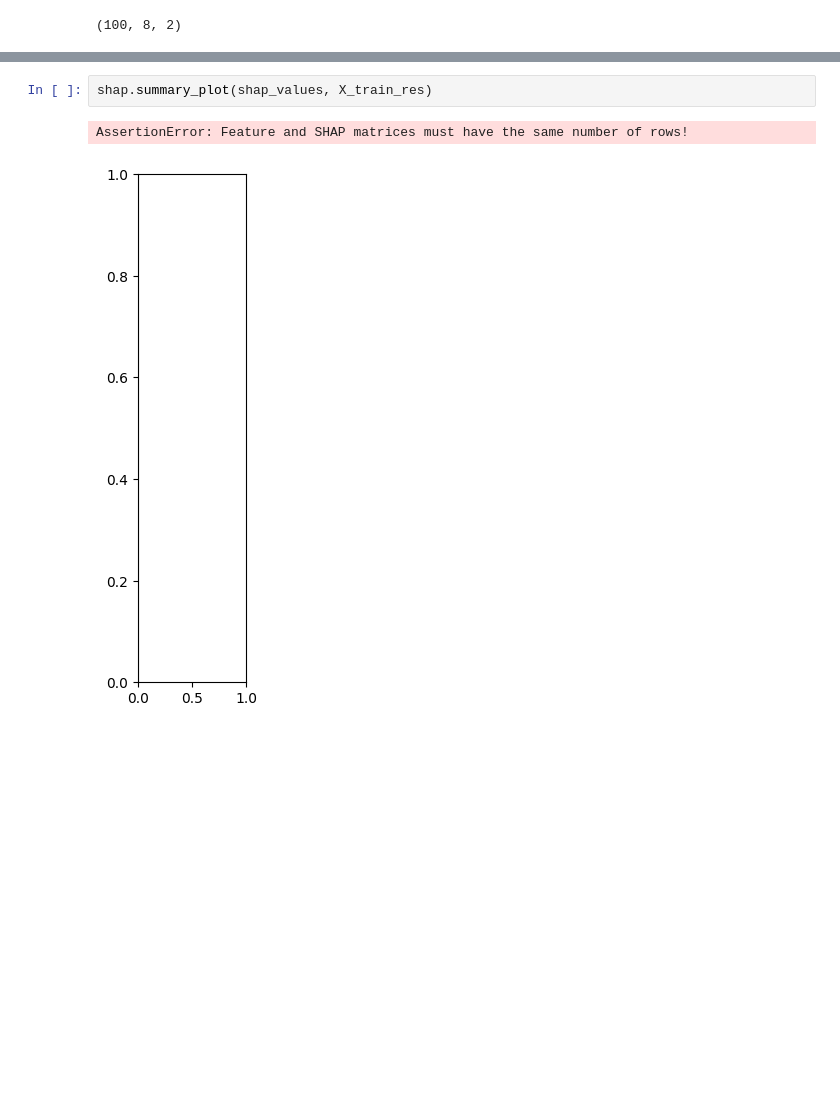
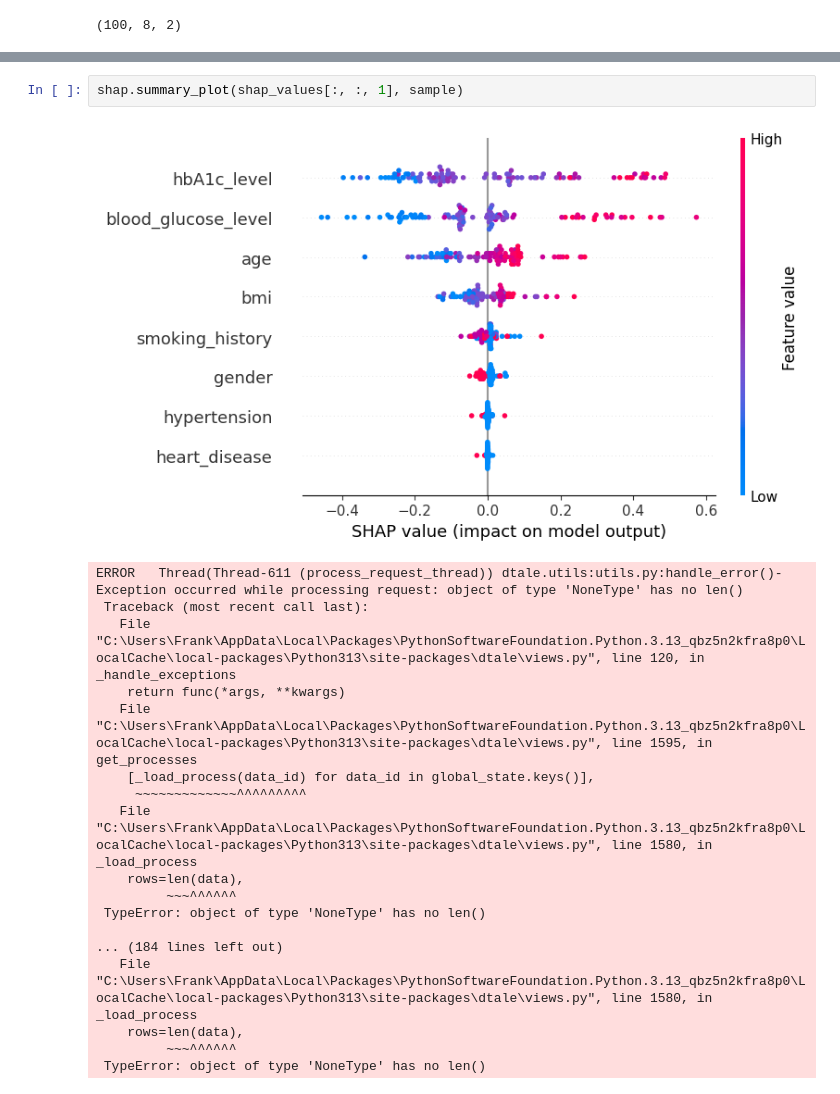
Before and after one commit to WandilePhinzi/explainable-diabetes-prediction, a Jupyter notebook: Jupyter Notebooks/Diabetes_dataset_training/Diabetes_Dataset_Using_RandomForest.ipynb, the cells around one changed output, grey strips where cells are left out. Drawn from its saved outputs; the diff is of its cells as text; blank space fills up the shorter version.

```diff
--- a/Jupyter Notebooks/Diabetes_dataset_training/Diabetes_Dataset_Using_RandomForest.ipynb
+++ b/Jupyter Notebooks/Diabetes_dataset_training/Diabetes_Dataset_Using_RandomForest.ipynb
@@ -290,5 +296,21 @@ TypeError: only length-1 arrays can be converted to Python scalars
 # %%
-shap.summary_plot(shap_values, X_train_res)
+shap.summary_plot(shap_values[:, :, 1], sample)
 # %% [output]
+[figure, new version]
-AssertionError: Feature and SHAP matrices must have the same number of rows!
+ERROR   Thread(Thread-611 (process_request_thread)) dtale.utils:utils.py:handle_error()- Exception occurred while processing request: object of type 'NoneType' has no len()
+ Traceback (most recent call last):
+   File "C:\Users\Frank\AppData\Local\Packages\PythonSoftwareFoundation.Python.3.13_qbz5n2kfra8p0\LocalCache\local-packages\Python313\site-packages\dtale\views.py", line 120, in _handle_exceptions
+    return func(*args, **kwargs)
+   File "C:\Users\Frank\AppData\Local\Packages\PythonSoftwareFoundation.Python.3.13_qbz5n2kfra8p0\LocalCache\local-packages\Python313\site-packages\dtale\views.py", line 1595, in get_processes
+    [_load_process(data_id) for data_id in global_state.keys()],
+     ~~~~~~~~~~~~~^^^^^^^^^
+   File "C:\Users\Frank\AppData\Local\Packages\PythonSoftwareFoundation.Python.3.13_qbz5n2kfra8p0\LocalCache\local-packages\Python313\site-packages\dtale\views.py", line 1580, in _load_process
+    rows=len(data),
+         ~~~^^^^^^
+ TypeError: object of type 'NoneType' has no len()
+
+... (184 lines left out)
+   File "C:\Users\Frank\AppData\Local\Packages\PythonSoftwareFoundation.Python.3.13_qbz5n2kfra8p0\LocalCache\local-packages\Python313\site-packages\dtale\views.py", line 1580, in _load_process
+    rows=len(data),
+         ~~~^^^^^^
+ TypeError: object of type 'NoneType' has no len()
-[figure, old version]
```
Also changed, not shown: parts of 4 cells of this notebook, 8 other files.
